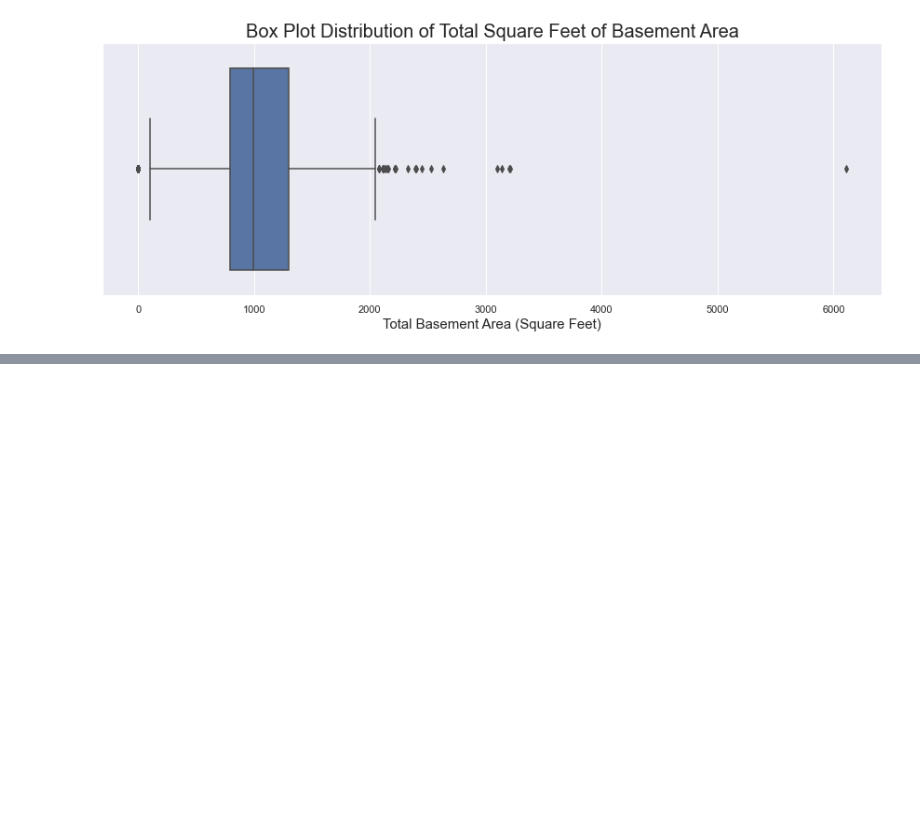
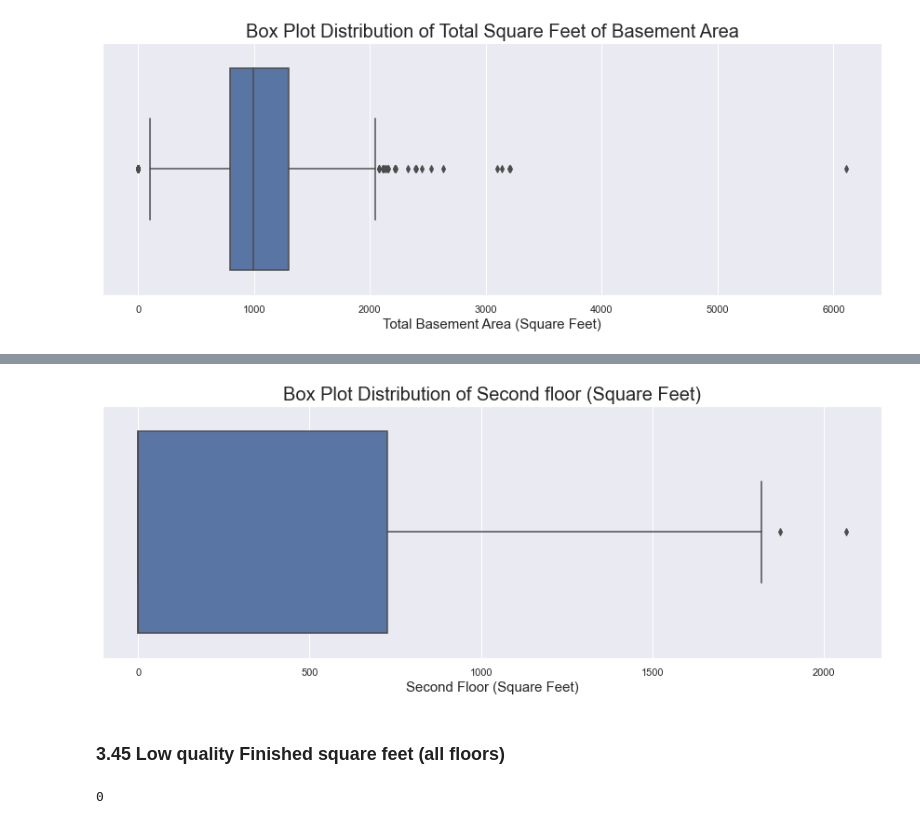
Before and after one commit to akshaykadam100/Housing-Price-Calculator, a Jupyter notebook: V1.ipynb, the cells around one changed output, grey strips where cells are left out. Cells and saved outputs as stored; diff of their text form; code cells hidden in the pictures; blank space fills up the shorter version.

```diff
--- a/V1.ipynb
+++ b/V1.ipynb
@@ -871,0 +1003,12 @@ plt.show()
+# %%
+plot_box_plot_from_series(data=raw_data['2ndFlrSF'],
+                          plot_title='Box Plot Distribution of Second floor (Square Feet)',
+                          x_axis_label='Second Floor (Square Feet)')
+# %% [output]
+[figure, added]
+# %% [markdown]
+### 3.45 Low quality Finished square feet (all floors)
+# %%
+raw_data['LowQualFinSF'].isna().sum()
+# %% [output]
+0
```
Also changed, not shown: parts of 83 cells of this notebook, 1 other file.
